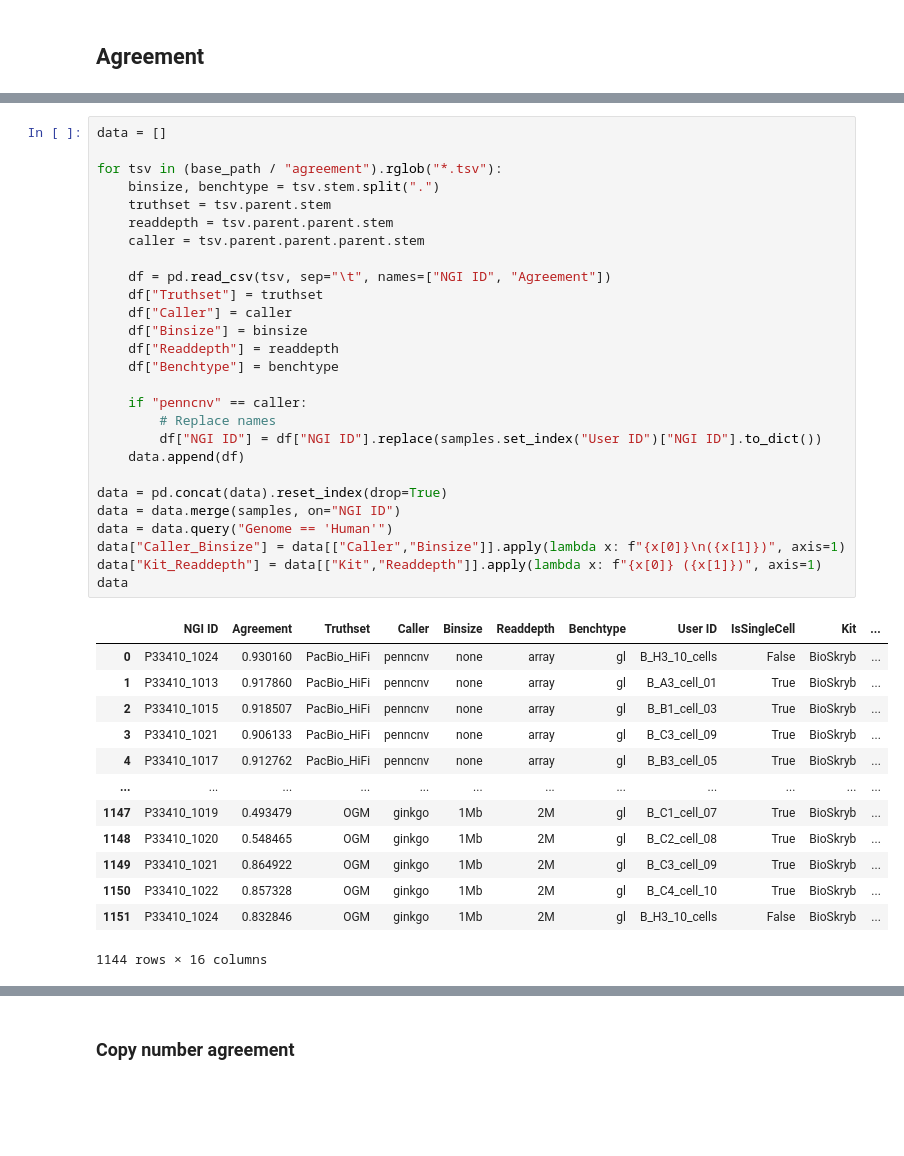
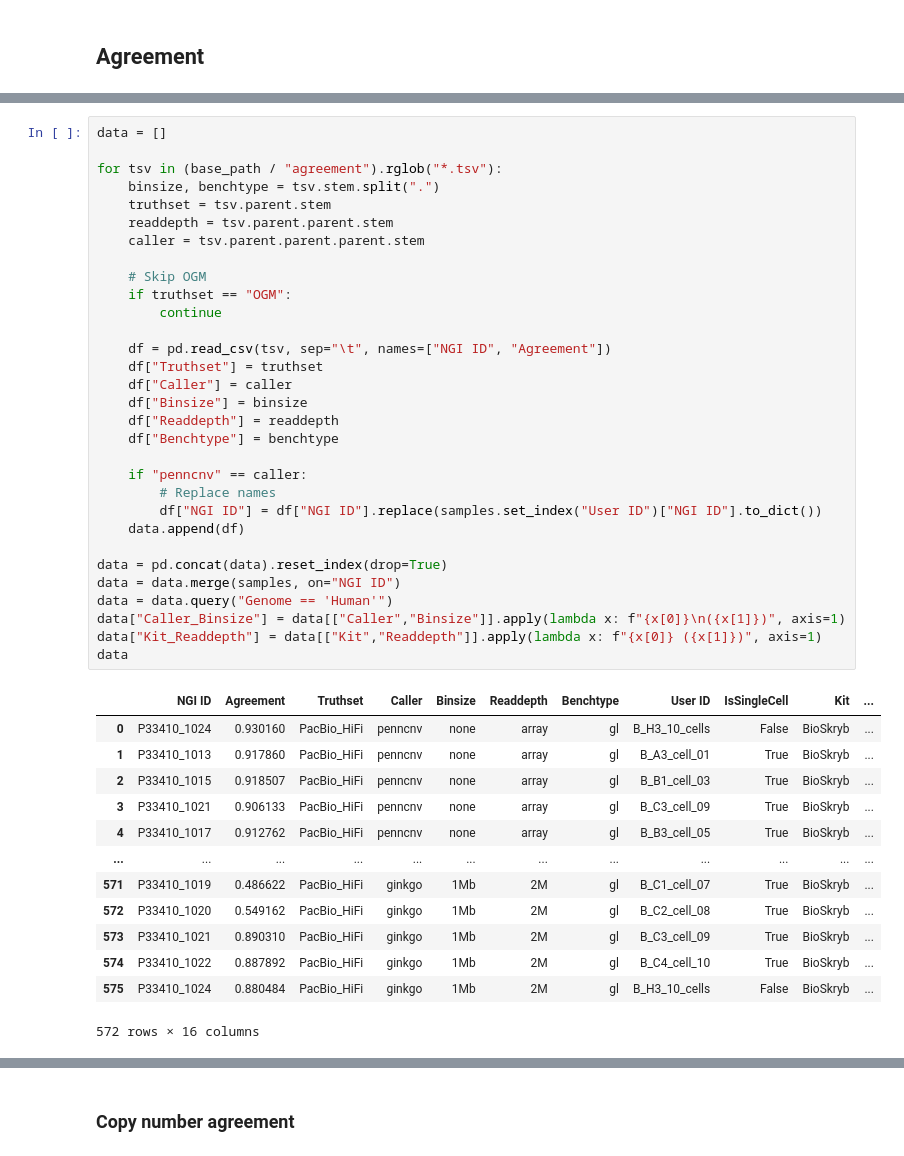
Before and after one commit to NationalGenomicsInfrastructure/NGI_scWGS_technote_2025, a Jupyter notebook: reports/cnv_benchmark.ipynb, the cells around one changed output, grey strips where cells are left out. Saved outputs shown, nothing was run; the diff lists cells and outputs as text; blank space fills up the shorter version.

```diff
--- a/reports/cnv_benchmark.ipynb
+++ b/reports/cnv_benchmark.ipynb
@@ -76,39 +55,43 @@ for tsv in (base_path / "agreement").rglob("*.tsv"):
     truthset = tsv.parent.stem
     readdepth = tsv.parent.parent.stem
     caller = tsv.parent.parent.parent.stem
+
+    # Skip OGM
+    if truthset == "OGM":
+        continue
 
     df = pd.read_csv(tsv, sep="\t", names=["NGI ID", "Agreement"])
     df["Truthset"] = truthset
     df["Caller"] = caller
     df["Binsize"] = binsize
     df["Readdepth"] = readdepth
     df["Benchtype"] = benchtype
 
     if "penncnv" == caller:
         # Replace names
         df["NGI ID"] = df["NGI ID"].replace(samples.set_index("User ID")["NGI ID"].to_dict())
     data.append(df)
 
 data = pd.concat(data).reset_index(drop=True)
 data = data.merge(samples, on="NGI ID")
 data = data.query("Genome == 'Human'")
 data["Caller_Binsize"] = data[["Caller","Binsize"]].apply(lambda x: f"{x[0]}\n({x[1]})", axis=1)
 data["Kit_Readdepth"] = data[["Kit","Readdepth"]].apply(lambda x: f"{x[0]} ({x[1]})", axis=1)
 data
 # %% [output]
 |  | NGI ID | Agreement | Truthset | Caller | Binsize | Readdepth | Benchtype | User ID | IsSingleCell | Kit | ... |
 | 0 | P33410_1024 | 0.930160 | PacBio_HiFi | penncnv | none | array | gl | B_H3_10_cells | False | BioSkryb | ... |
 | 1 | P33410_1013 | 0.917860 | PacBio_HiFi | penncnv | none | array | gl | B_A3_cell_01 | True | BioSkryb | ... |
 | 2 | P33410_1015 | 0.918507 | PacBio_HiFi | penncnv | none | array | gl | B_B1_cell_03 | True | BioSkryb | ... |
 | 3 | P33410_1021 | 0.906133 | PacBio_HiFi | penncnv | none | array | gl | B_C3_cell_09 | True | BioSkryb | ... |
 | 4 | P33410_1017 | 0.912762 | PacBio_HiFi | penncnv | none | array | gl | B_B3_cell_05 | True | BioSkryb | ... |
 | ... | ... | ... | ... | ... | ... | ... | ... | ... | ... | ... | ... |
-| 1147 | P33410_1019 | 0.493479 | OGM | ginkgo | 1Mb | 2M | gl | B_C1_cell_07 | True | BioSkryb | ... |
-| 1148 | P33410_1020 | 0.548465 | OGM | ginkgo | 1Mb | 2M | gl | B_C2_cell_08 | True | BioSkryb | ... |
-| 1149 | P33410_1021 | 0.864922 | OGM | ginkgo | 1Mb | 2M | gl | B_C3_cell_09 | True | BioSkryb | ... |
-| 1150 | P33410_1022 | 0.857328 | OGM | ginkgo | 1Mb | 2M | gl | B_C4_cell_10 | True | BioSkryb | ... |
-| 1151 | P33410_1024 | 0.832846 | OGM | ginkgo | 1Mb | 2M | gl | B_H3_10_cells | False | BioSkryb | ... |
+| 571 | P33410_1019 | 0.486622 | PacBio_HiFi | ginkgo | 1Mb | 2M | gl | B_C1_cell_07 | True | BioSkryb | ... |
+| 572 | P33410_1020 | 0.549162 | PacBio_HiFi | ginkgo | 1Mb | 2M | gl | B_C2_cell_08 | True | BioSkryb | ... |
+| 573 | P33410_1021 | 0.890310 | PacBio_HiFi | ginkgo | 1Mb | 2M | gl | B_C3_cell_09 | True | BioSkryb | ... |
+| 574 | P33410_1022 | 0.887892 | PacBio_HiFi | ginkgo | 1Mb | 2M | gl | B_C4_cell_10 | True | BioSkryb | ... |
+| 575 | P33410_1024 | 0.880484 | PacBio_HiFi | ginkgo | 1Mb | 2M | gl | B_H3_10_cells | False | BioSkryb | ... |
-1144 rows × 16 columns
+572 rows × 16 columns
 # %%
 def plot_agreement(d, ylabel, filename=None):
     hue_order = sorted(d["Kit_Readdepth"].unique())
```
Also changed, not shown: parts of 38 cells of this notebook, 16 other files.
